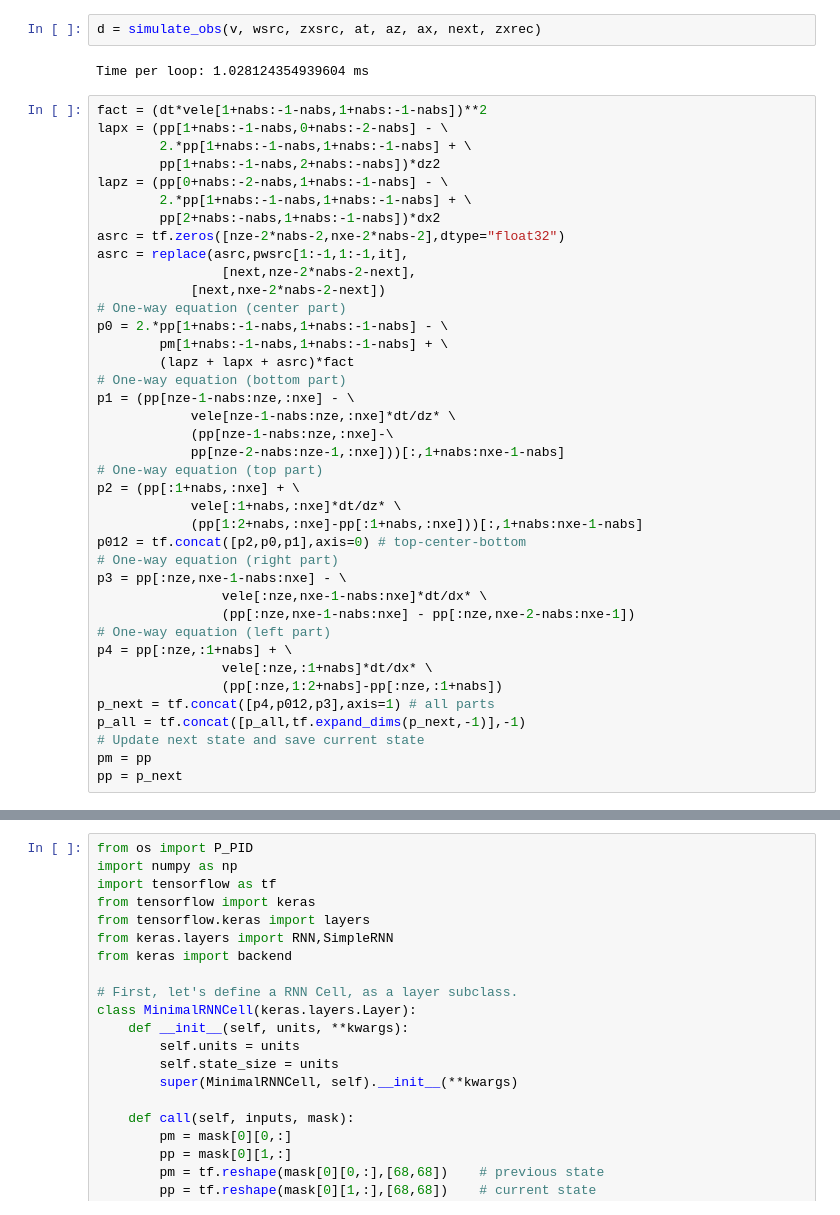
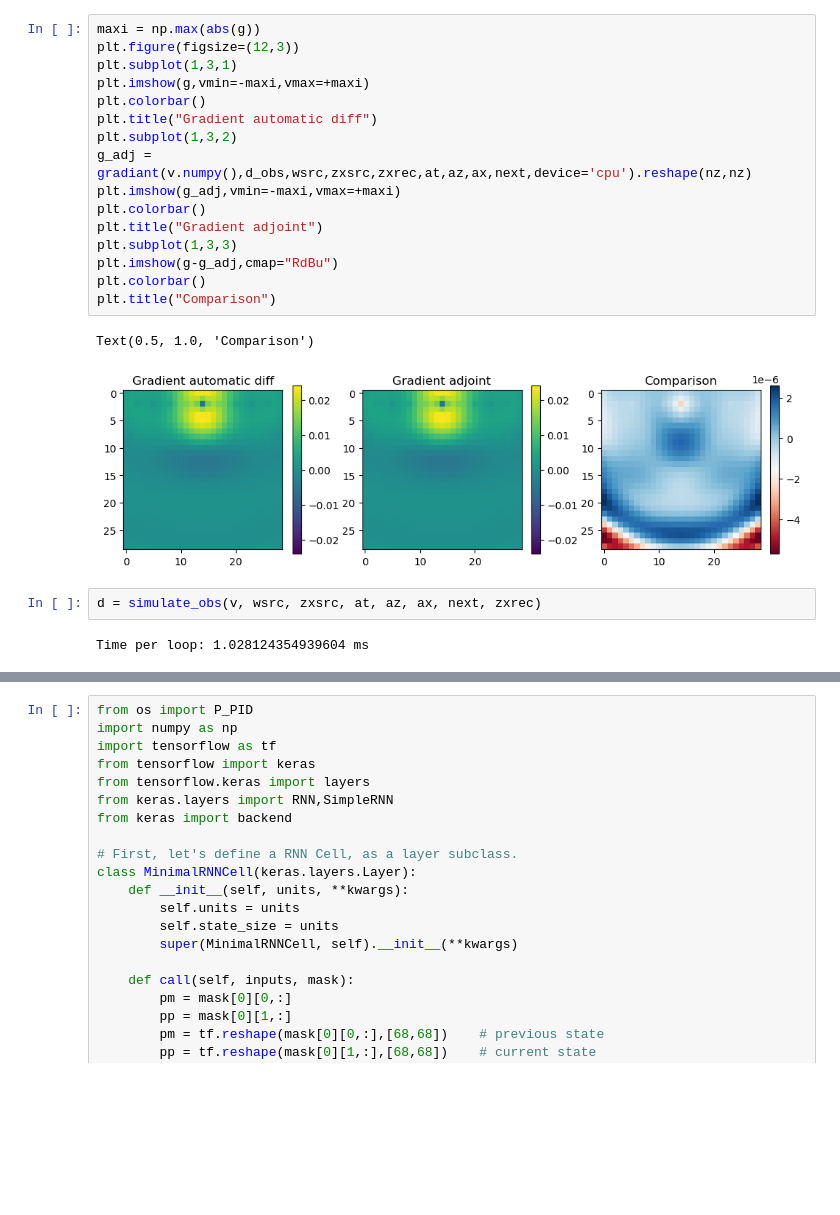
Before and after one commit to medicinely/fwi, a Jupyter notebook: testcode.ipynb, the cells around one changed output, grey strips where cells are left out. Cells and saved outputs as stored; diff of their text form; blank space fills up the shorter version.

```diff
--- a/testcode.ipynb
+++ b/testcode.ipynb
@@ -61,46 +92,26 @@ gradient shape: (28, 28)
+# %%
+maxi = np.max(abs(g))
+plt.figure(figsize=(12,3))
+plt.subplot(1,3,1)
+plt.imshow(g,vmin=-maxi,vmax=+maxi)
+plt.colorbar()
+plt.title("Gradient automatic diff")
+plt.subplot(1,3,2)
+g_adj = gradiant(v.numpy(),d_obs,wsrc,zxsrc,zxrec,at,az,ax,next,device='cpu').reshape(nz,nz)
+plt.imshow(g_adj,vmin=-maxi,vmax=+maxi)
+plt.colorbar()
+plt.title("Gradient adjoint")
+plt.subplot(1,3,3)
+plt.imshow(g-g_adj,cmap="RdBu")
+plt.colorbar()
+plt.title("Comparison")
+# %% [output]
+Text(0.5, 1.0, 'Comparison')
+[figure, added]
 # %%
 d = simulate_obs(v, wsrc, zxsrc, at, az, ax, next, zxrec)
 # %% [output]
 Time per loop: 1.028124354939604 ms
-# %%
-fact = (dt*vele[1+nabs:-1-nabs,1+nabs:-1-nabs])**2
-lapx = (pp[1+nabs:-1-nabs,0+nabs:-2-nabs] - \
-        2.*pp[1+nabs:-1-nabs,1+nabs:-1-nabs] + \
-        pp[1+nabs:-1-nabs,2+nabs:-nabs])*dz2
-lapz = (pp[0+nabs:-2-nabs,1+nabs:-1-nabs] - \
-        2.*pp[1+nabs:-1-nabs,1+nabs:-1-nabs] + \
-        pp[2+nabs:-nabs,1+nabs:-1-nabs])*dx2
-asrc = tf.zeros([nze-2*nabs-2,nxe-2*nabs-2],dtype="float32")
-asrc = replace(asrc,pwsrc[1:-1,1:-1,it],
-                [next,nze-2*nabs-2-next],
-            [next,nxe-2*nabs-2-next])
-# One-way equation (center part)
-p0 = 2.*pp[1+nabs:-1-nabs,1+nabs:-1-nabs] - \
-        pm[1+nabs:-1-nabs,1+nabs:-1-nabs] + \
-        (lapz + lapx + asrc)*fact
-# One-way equation (bottom part)
-p1 = (pp[nze-1-nabs:nze,:nxe] - \
-            vele[nze-1-nabs:nze,:nxe]*dt/dz* \
-            (pp[nze-1-nabs:nze,:nxe]-\
-            pp[nze-2-nabs:nze-1,:nxe]))[:,1+nabs:nxe-1-nabs]
-# One-way equation (top part)
-p2 = (pp[:1+nabs,:nxe] + \
-            vele[:1+nabs,:nxe]*dt/dz* \
-            (pp[1:2+nabs,:nxe]-pp[:1+nabs,:nxe]))[:,1+nabs:nxe-1-nabs]
-p012 = tf.concat([p2,p0,p1],axis=0) # top-center-bottom
-# One-way equation (right part)
-p3 = pp[:nze,nxe-1-nabs:nxe] - \
-                vele[:nze,nxe-1-nabs:nxe]*dt/dx* \
-                (pp[:nze,nxe-1-nabs:nxe] - pp[:nze,nxe-2-nabs:nxe-1])
-# One-way equation (left part)
-p4 = pp[:nze,:1+nabs] + \
-                vele[:nze,:1+nabs]*dt/dx* \
-                (pp[:nze,1:2+nabs]-pp[:nze,:1+nabs])
-p_next = tf.concat([p4,p012,p3],axis=1) # all parts
-p_all = tf.concat([p_all,tf.expand_dims(p_next,-1)],-1)
-# Update next state and save current state
-pm = pp
-pp = p_next
 # %%
 vel = v
 nz,nx,nt = len(az),len(ax),len(at)
```
Also changed, not shown: parts of 4 cells of this notebook, 1 other file.
